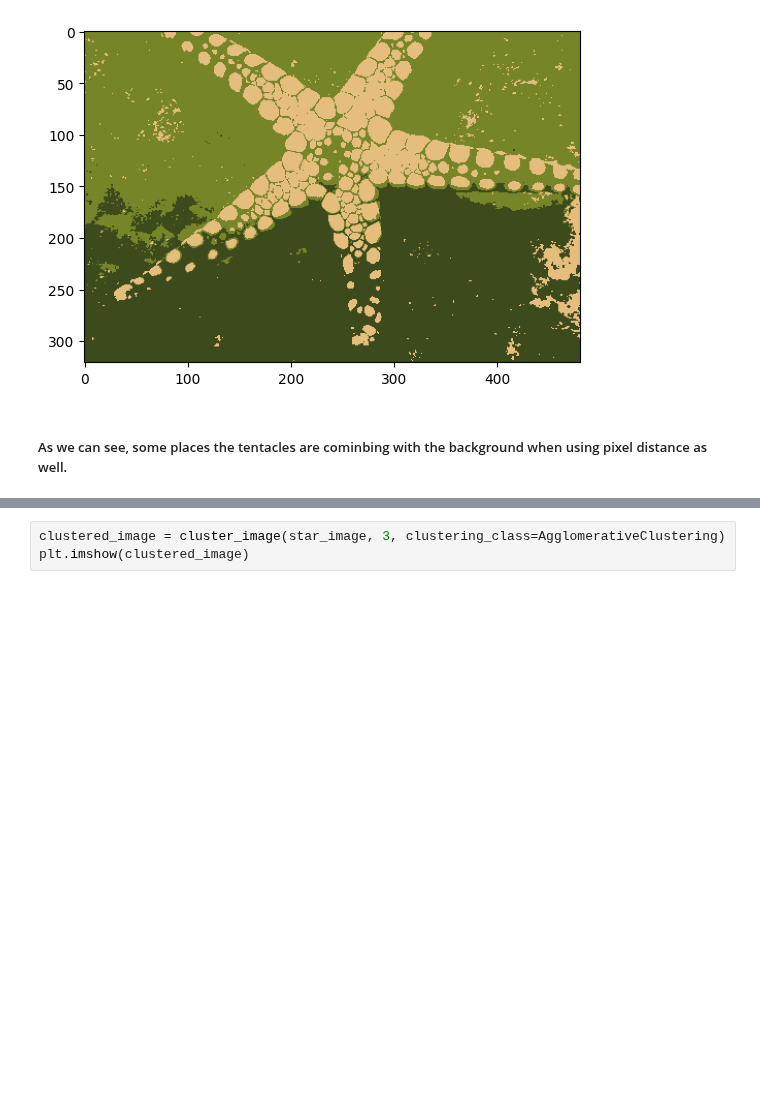
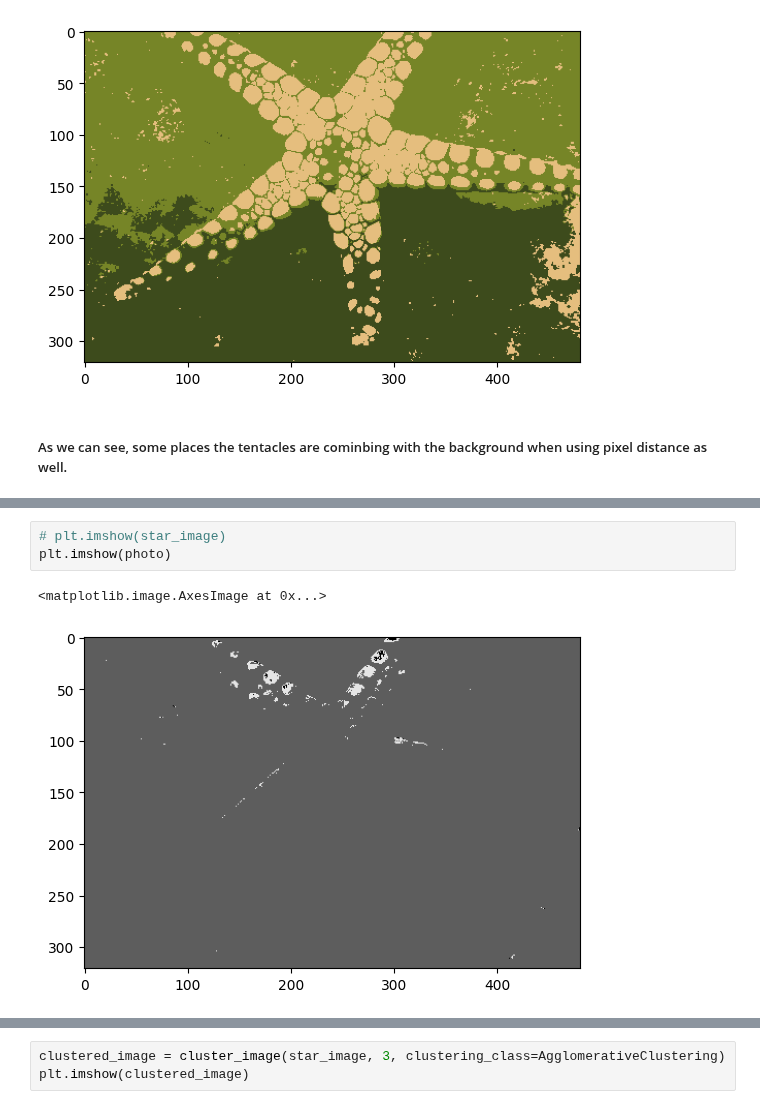
Before and after one commit to ronTohar1/CV_training, a Jupyter notebook: data_science/5_clustering/clustering_imp.ipynb, the cells around one changed output, grey strips where cells are left out. Drawn from its saved outputs; the diff is of its cells as text; blank space fills up the shorter version.

```diff
--- a/data_science/5_clustering/clustering_imp.ipynb
+++ b/data_science/5_clustering/clustering_imp.ipynb
@@ -702,0 +442,6 @@ ValueError: The truth value of an array with more than one element is ambiguous.
+# %%
+# plt.imshow(star_image)
+plt.imshow(photo)
+# %% [output]
+<matplotlib.image.AxesImage at 0x...>
+[figure, added]
```
Also changed, not shown: parts of 6 cells of this notebook.
